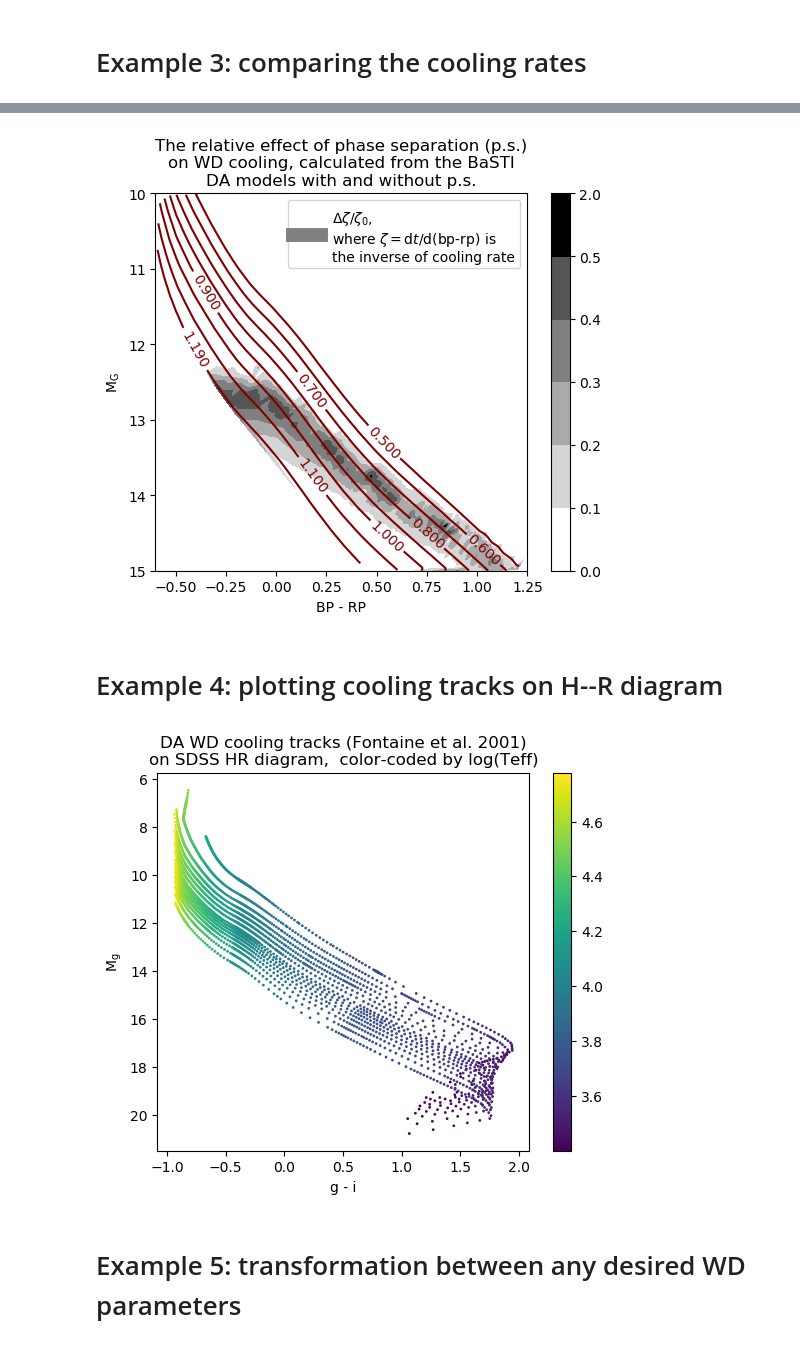
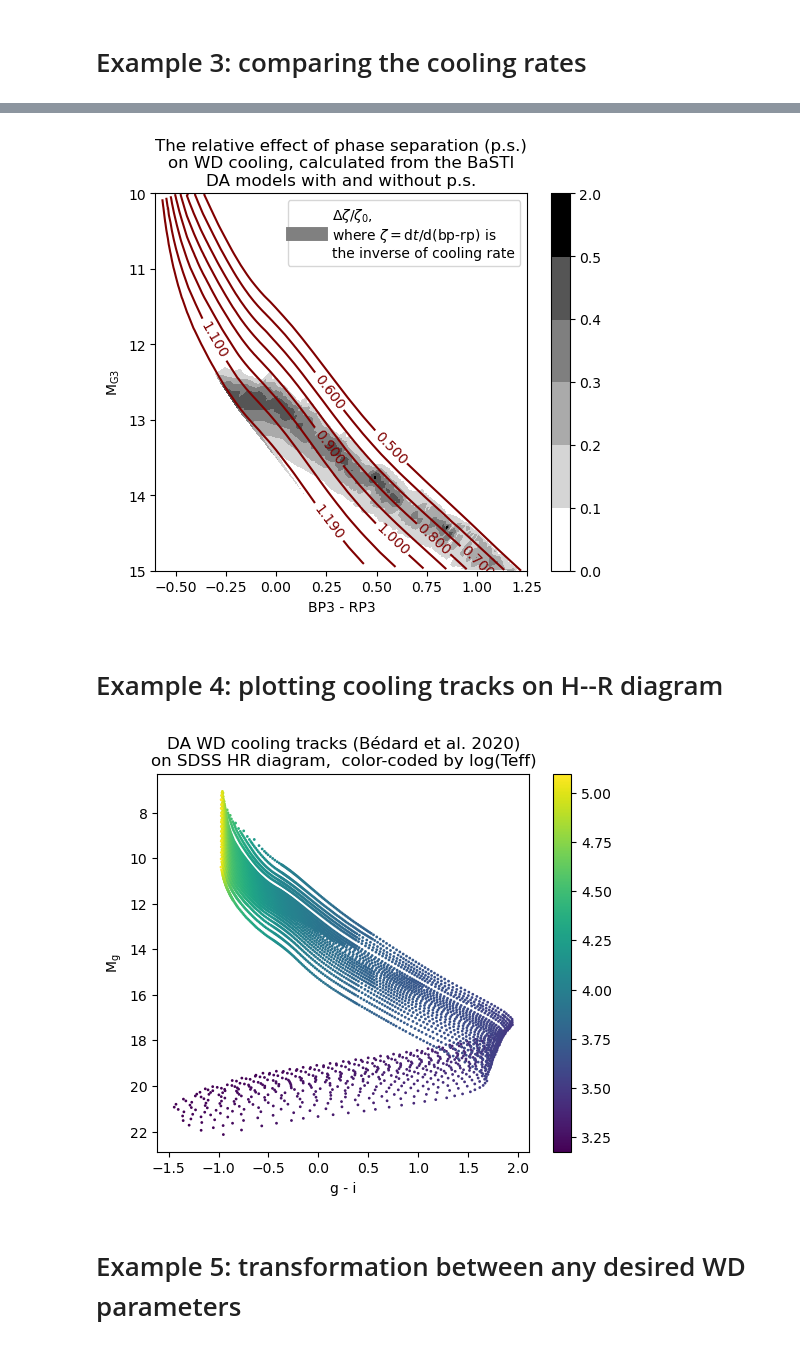
Before and after one commit to SihaoCheng/WD_models, a Jupyter notebook: WD_models_examples.ipynb, the cells around one changed output, grey strips where cells are left out. Cells and saved outputs as stored; diff of their text form; code cells hidden in the pictures.

```diff
--- a/WD_models_examples.ipynb
+++ b/WD_models_examples.ipynb
@@ -33,9 +33,9 @@ model = WD_models.load_model('f', 'f', 'o', 'H',
 # %%
-model_A = WD_models.load_model('', 'f', 'f', 'H')
-model_B = WD_models.load_model('', 'f', 'f', 'He')
+model_A = WD_models.load_model('', 'be', 'be', 'H')
+model_B = WD_models.load_model('', 'be', 'be', 'He')
 
 d_age_cool = (model_A['HR_to_age_cool'](0, 13) - model_B['HR_to_age_cool'](0, 13))
 
-print('bp-rp = 0,  M_G = 13')
+print('bp3-rp3 = 0,  M_G3 = 13')
 print('difference of cooling ages between DA and DB models: ', d_age_cool, 'Gyr')
 # %% [output]
@@ -45,7 +45,12 @@ difference of cooling ages between DA and DB models:  0.108108710416 Gyr
 # Example 2: plotting contours on the H--R diagram
 # %%
 HR_grid = (-0.6, 1.25, 0.002, 10, 15, 0.01)
-model  = WD_models.load_model('f', 'f', 'f', 'H', HR_grid=HR_grid, interp_type_atm='linear',)
+model  = WD_models.load_model(
+    'be', 'be', 'be', 'H',
+    HR_bands=('bp3-rp3', 'G3'),
+    HR_grid=HR_grid,
+    interp_type_atm='linear',
+)
 
 # get rid of some artifects of interpolation
 grid_x, grid_y = np.mgrid[HR_grid[0]:HR_grid[1]:HR_grid[2], HR_grid[3]:HR_grid[4]:HR_grid[5]]
@@ -68,9 +73,9 @@ plt.contour(model['grid_HR_to_mass'].T,
            )
 plt.colorbar()
 
-plt.title('Mass and cooling-age contours on the HR diagram,\nusing the Montreal cooling model')
+plt.title('Mass and cooling-age contours on the HR diagram,\nusing the new Montreal cooling model')
 plt.gca().invert_yaxis()
-plt.xlabel('BP - RP')
-plt.ylabel('$\\rm M_G$')
+plt.xlabel('BP3 - RP3')
+plt.ylabel('$\\rm M_{G3}$')
 plt.show()
 # %% [output]
@@ -78,13 +83,13 @@ plt.show()
 # %% [markdown]
 # Example 3: comparing the cooling rates
 # %%
-HR_grid = (-0.7, 1.5, 0.002, 9.9, 15.1, 0.01)
-model_1 = WD_models.load_model('f', 'f', 'f', 'H', HR_grid=HR_grid)
-model_2 = WD_models.load_model('f', 'r001', 'o', 'H', HR_grid=HR_grid)
+HR_grid = (-0.6, 1.5, 0.002, 9.9, 15.1, 0.01)
+model_1 = WD_models.load_model('be', 'be', 'be', 'H', HR_grid=HR_grid)
+model_2 = WD_models.load_model('be', 'r001', 'o', 'H', HR_grid=HR_grid)
 
 # plot
 model_list = [model_1, model_2]
-title2 = ['(Fontaine et al. 2001)', '(Renedo et al. 2010 + Camisassa et al. 2019)']
+title2 = ['(Bédard et al. 2020)', '(Renedo et al. 2010 + Camisassa et al. 2019)']
 
 plt.figure(figsize=(12,5),dpi=100)
 for i in range(2):
@@ -103,7 +108,7 @@ for i in range(2):
 
     # plot the slowing-down effect of phase separation
     plt.contourf(model_list[i]['grid_HR_to_cool_rate^-1'].T,
-                 levels=[0,1,2,3,4,5,6,7,8,9,10,16],
+                 levels=[0,1,2,3,4,5,6,7,8,9,10,20],
                  extent=(HR_grid[0],HR_grid[1],HR_grid[3],HR_grid[4]),
                  cmap='binary', vmax=10)
     plt.colorbar()
@@ -116,8 +121,8 @@ for i in range(2):
     # set the figure
     plt.title('The inverse of cooling rate for DA WDs\n' +
               title2[i])
-    plt.xlabel('BP - RP')
-    plt.ylabel('$\\rm M_G$')
+    plt.xlabel('BP3 - RP3')
+    plt.ylabel('$\\rm M_{G3}$')
     plt.xlim(-0.6,1.25)
     plt.ylim(15,10)
 plt.show()
@@ -126,8 +131,8 @@ plt.show()
 # %%
 # load the BaSTI models with and without phase separation
 HR_grid = (-0.6, 1.25, 0.002, 10, 15, 0.01)
-model_1 = WD_models.load_model('f', 'b', 'b', 'H', HR_grid=HR_grid)
-model_2 = WD_models.load_model('f', 'bn', 'bn', 'H', HR_grid=HR_grid)
+model_1 = WD_models.load_model('Bedard2020', 'b', 'b', 'H', HR_grid=HR_grid)
+model_2 = WD_models.load_model('Bedard2020', 'bn', 'bn', 'H', HR_grid=HR_grid)
 
 plt.figure(figsize=(6,5),dpi=100)
 
@@ -158,33 +163,33 @@ plt.legend()
 plt.title('The relative effect of phase separation (p.s.)\n' +
           'on WD cooling, calculated from the BaSTI\n' +
           'DA models with and without p.s.')
-plt.xlabel('BP - RP')
-plt.ylabel('$\\rm M_G$')
+plt.xlabel('BP3 - RP3')
+plt.ylabel('$\\rm M_{G3}$')
 plt.xlim(-0.6,1.25)
 plt.ylim(15,10)
 plt.show()
 # %% [output]
-[figure, old version]
+[figure, new version]
 # %% [markdown]
 # Example 4: plotting cooling tracks on H--R diagram
 # %%
 logteff_logg_grid = (3.0, 5.1, 0.01, 6.5, 9.6, 0.01)
 
-model = WD_models.load_model('f', 'f', 'f', 'H',
+model = WD_models.load_model('be', 'be', 'be', 'H',
                              HR_bands=('Sg-Si','Sg'),
                              logteff_logg_grid=logteff_logg_grid)
 
 plt.figure(figsize=(6,5),dpi=100)
 plt.scatter(model['color'], model['Mag'], c=model['logteff'], s=1)
 plt.colorbar()
 
-plt.title('DA WD cooling tracks (Fontaine et al. 2001)\non SDSS HR diagram,  color-coded by log(Teff)')
+plt.title('DA WD cooling tracks (Bédard et al. 2020)\non SDSS HR diagram,  color-coded by log(Teff)')
 plt.xlabel('g - i')
 plt.ylabel('$\\rm M_g$')
 plt.gca().invert_yaxis()
 plt.show()
 # %% [output]
-[figure, old version]
+[figure, new version]
 # %% [markdown]
 # Example 5: transformation between any desired WD parameters
 # %%
```
Also changed, not shown: parts of 7 cells of this notebook, 3 other files.
